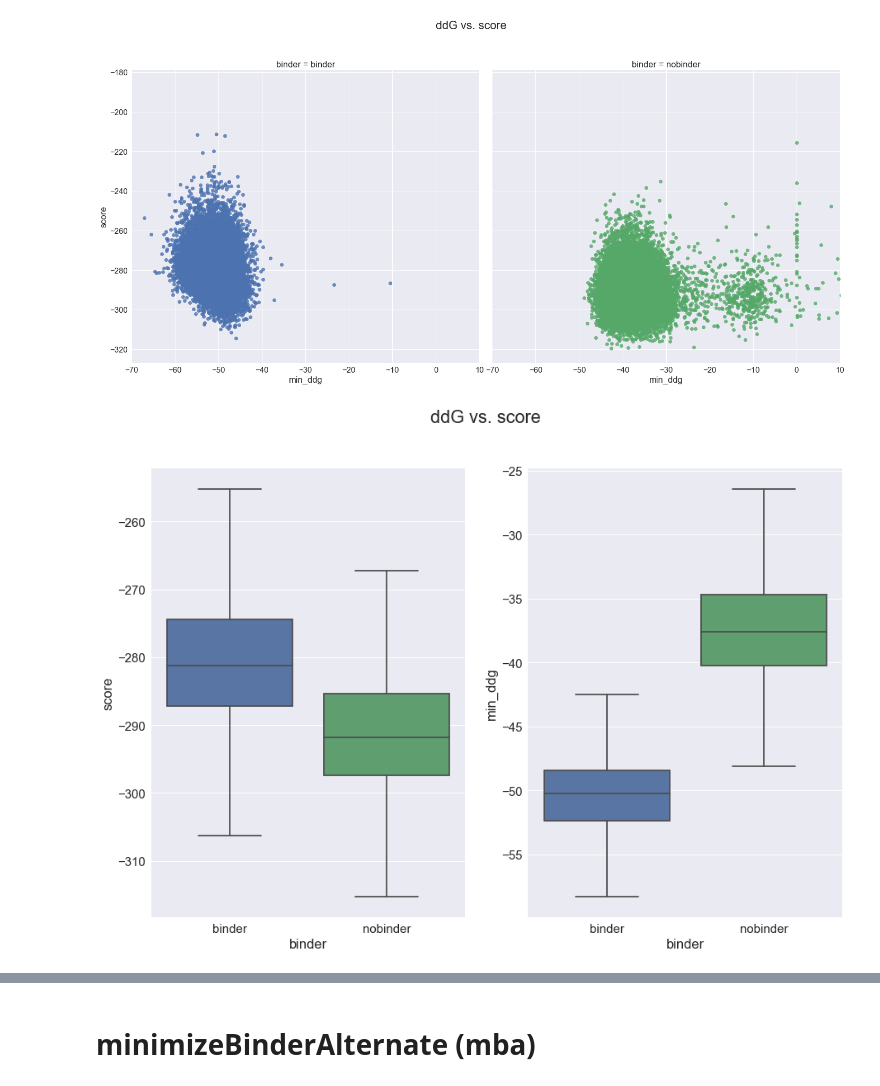
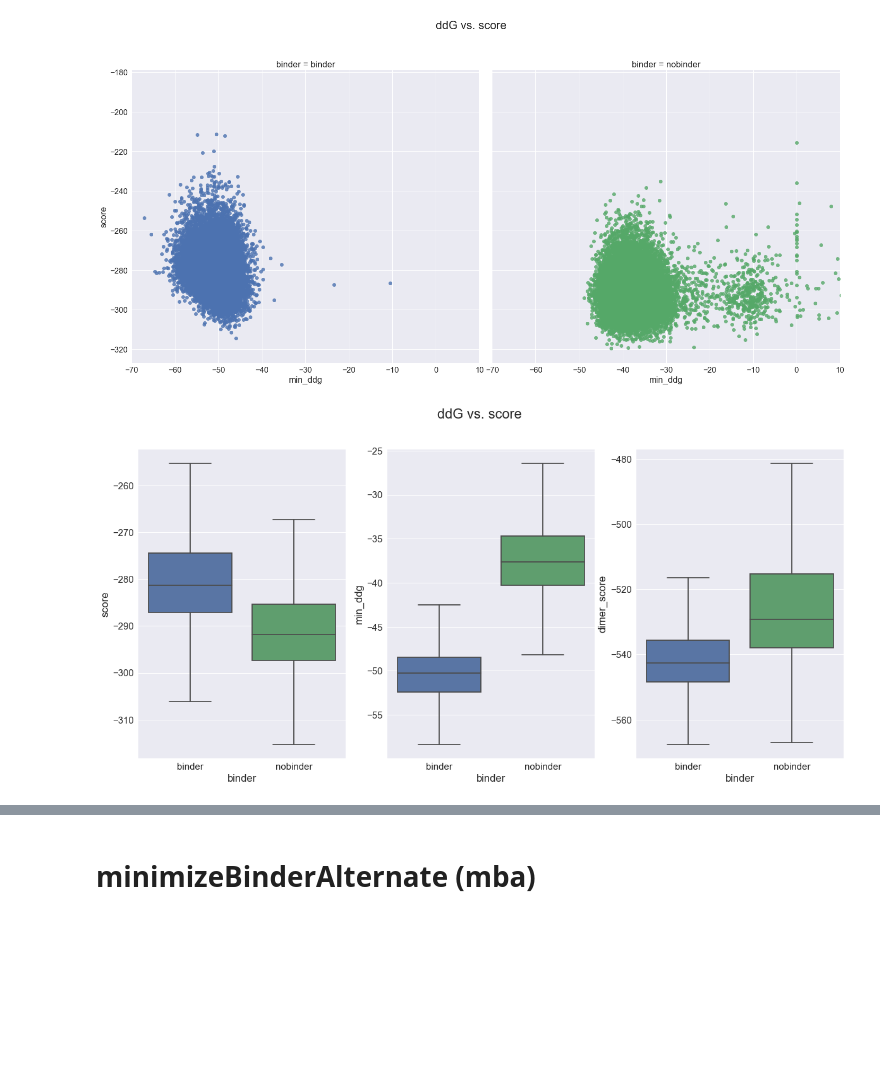
Before and after one commit to jaumebonet/FunFolDesTutorial, a Jupyter notebook: benchmark/scientific/bcl2/experiments/from4oyd/README.ipynb, the cells around one changed output, grey strips where cells are left out. Saved outputs shown, nothing was run; the diff lists cells and outputs as text; code cells hidden in the pictures; blank space fills up the shorter version.

```diff
--- a/benchmark/scientific/bcl2/experiments/from4oyd/README.ipynb
+++ b/benchmark/scientific/bcl2/experiments/from4oyd/README.ipynb
@@ -72,12 +72,16 @@ definition = {
 }
 ddg_definition = {
     "scores":{
-        "description": "description", "ddg": "ddg", "post_ddg": "min_ddg", "rmsd_drift": "rmsd_drift"
+        "description": "description", "ddg": "ddg", "post_ddg": "min_ddg",
+        #"rmsd_drift": "rmsd_drift", "total_score": "dimer_score"
+        "score": "dimer_score"
     },
     "naming": ["", "", "binder", "", "cluster", "decoy", "experiment", "", "", "", ""]
 }
 logic = {
-    "keep": ["description", "binder", "cluster", "decoy", "experiment", "ddg", "min_ddg", "score", "rmsd_drift"],
+    "keep": ["description", "binder", "cluster", "decoy", "experiment",
+             #"ddg", "min_ddg", "score", "dimer_score","rmsd_drift"],
+             "ddg", "min_ddg", "score", "dimer_score"],
     "split": [("GRMSD2Target",  "global", "target"),  ("LRMSD2Target",   "local", "target"),
               ("LRMSDH2Target", "local",  "htarget"), ("LRMSDLH2Target", "local", "lhtarget")],
     "names": ["rmsd", "rmsd_alignment", "rmsd_to"]
@@ -152,12 +135,13 @@ sns.plt.show()
 # %% [output]
 [figure]
 # %%
-f, axes = plt.subplots(1, 2, figsize=(15, 10))
+f, axes = plt.subplots(1, 3, figsize=(20, 9))
 sns.boxplot(x="binder", y="score", data=ffl_data, showfliers=False, ax=axes[0])
 sns.boxplot(x="binder", y="min_ddg", data=ffl_data, showfliers=False, ax=axes[1])
+sns.boxplot(x="binder", y="dimer_score", data=ffl_data, showfliers=False, ax=axes[2])
 plt.suptitle('ddG vs. score')
 #f.subplots_adjust(top=0.85)
 #plt.fig.suptitle('ddG vs. score')
 sns.plt.show()
 # %% [output]
-[figure, old version]
+[figure, new version]
```
Also changed, not shown: parts of 6 cells of this notebook, 3 other files.
